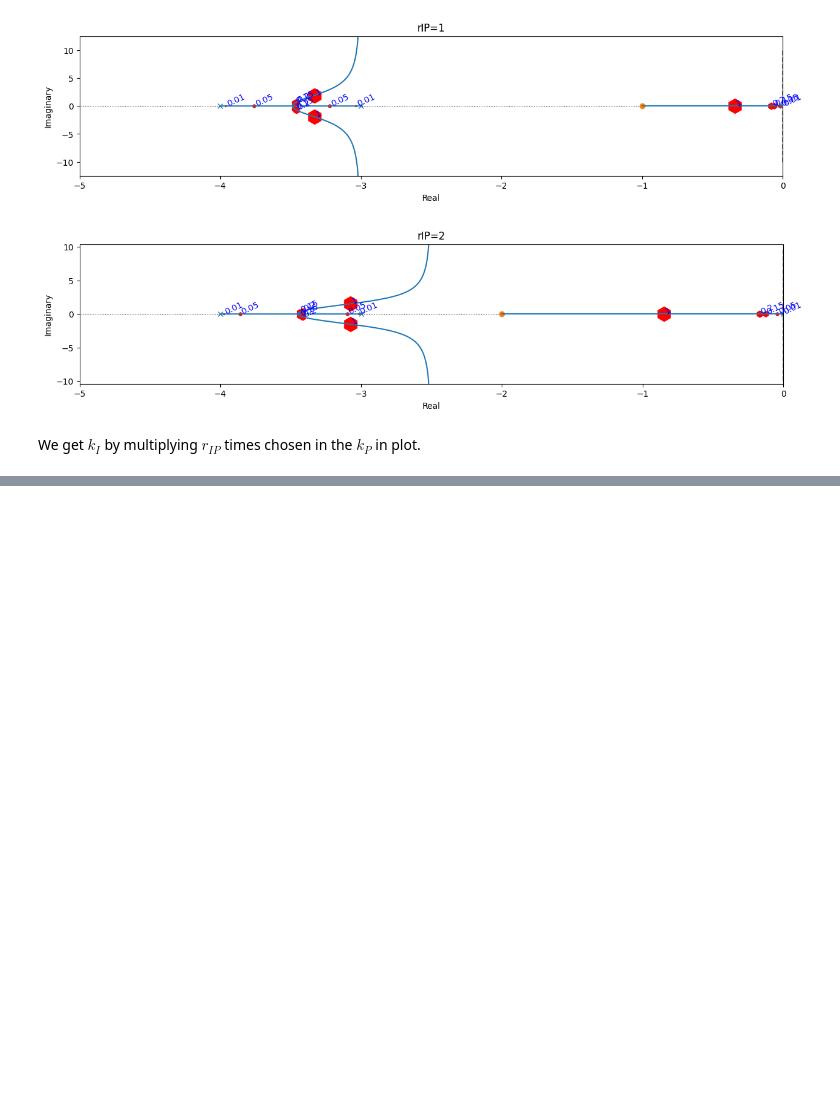
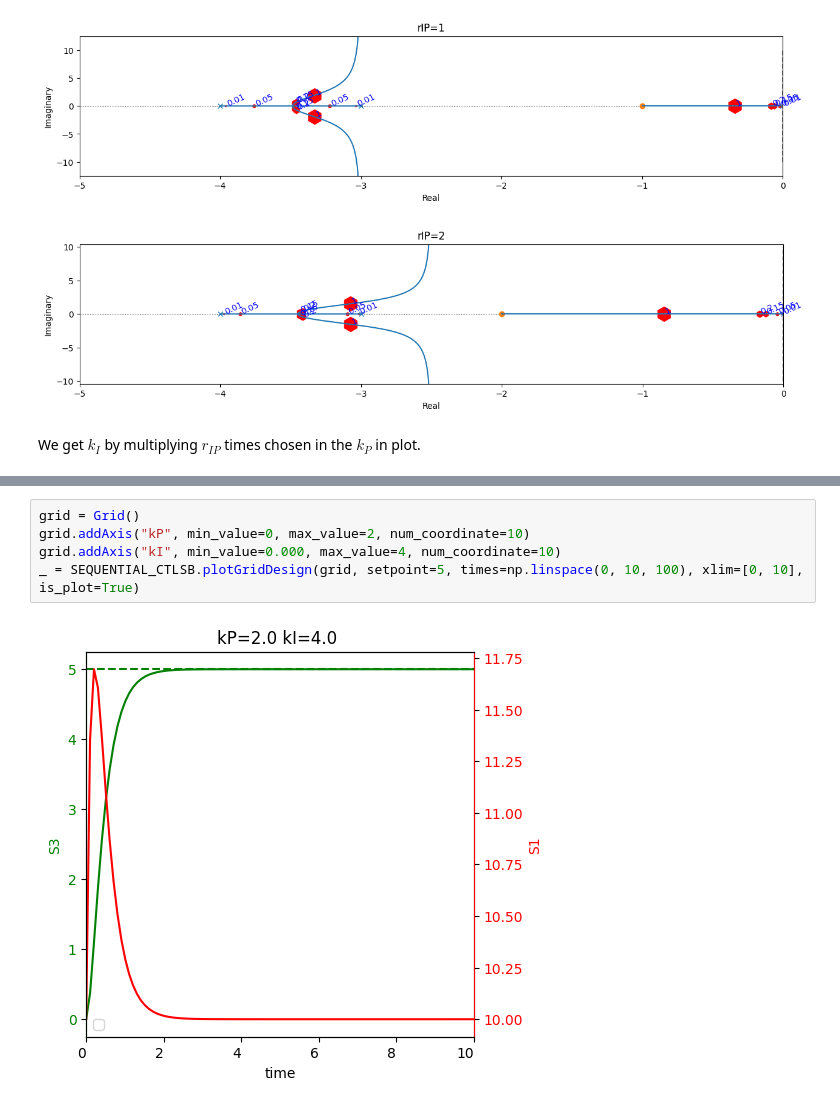
Before and after one commit to joseph-hellerstein/advanced-controls-lectures, a Jupyter notebook: short_class_lectures/Lecture_7_Root_Locus_Design/root_locus_analysis.ipynb, the cells around one changed output, grey strips where cells are left out. Saved outputs shown, nothing was run; the diff lists cells and outputs as text; blank space fills up the shorter version.

```diff
--- a/short_class_lectures/Lecture_7_Root_Locus_Design/root_locus_analysis.ipynb
+++ b/short_class_lectures/Lecture_7_Root_Locus_Design/root_locus_analysis.ipynb
@@ -519,0 +612,7 @@ We get $k_I$ by multiplying $r_{IP}$ times chosen in the $k_P$ in plot.
+# %%
+grid = Grid()
+grid.addAxis("kP", min_value=0, max_value=2, num_coordinate=10)
+grid.addAxis("kI", min_value=0.000, max_value=4, num_coordinate=10)
+_ = SEQUENTIAL_CTLSB.plotGridDesign(grid, setpoint=5, times=np.linspace(0, 10, 100), xlim=[0, 10], is_plot=True)
+# %% [output]
+[figure, added]
```
Also changed, not shown: parts of 16 cells of this notebook.
